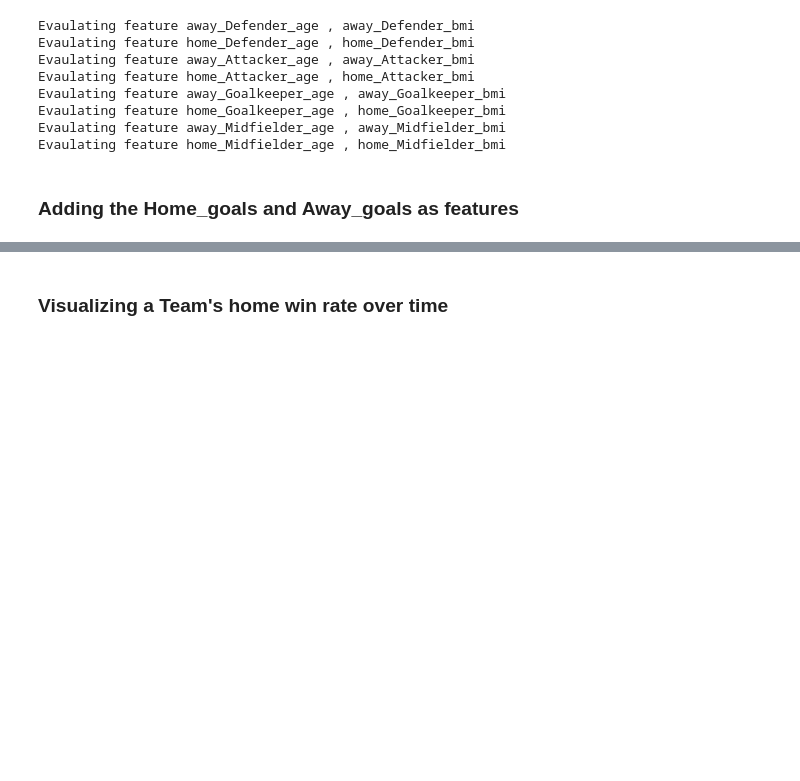
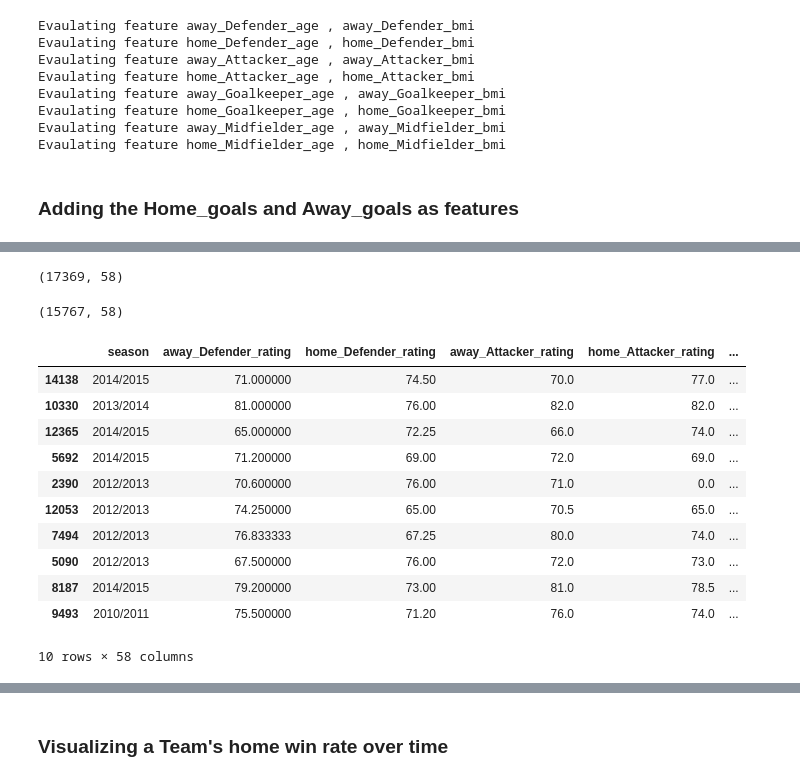
Before and after one commit to chrisgang311/SoccerPredictions, a Jupyter notebook: Preprocessing/Data Preprocessing .ipynb, the cells around one changed output, grey strips where cells are left out. Cells and saved outputs as stored; diff of their text form; code cells hidden in the pictures; blank space fills up the shorter version.

```diff
--- a/Preprocessing/Data Preprocessing .ipynb
+++ b/Preprocessing/Data Preprocessing .ipynb
@@ -1291,0 +1345,58 @@ base_dataset_goal.to_csv('Data_Structures/FINAL_BASE_DATASET_WITH_BETS_ZEROS_REM
+# %%
+final_all_features = pd.read_csv('Data_Structures/FINAL_ALL_FEATURES_NO_NAN_final.csv')
+
+#final_all_features_bet=final_all_features.merge(match_clean_data_df,how='inner',left_on=final_all_features['Unnamed: 0'],right_on=match_clean_data_df.index)
+#final_all_features_bet
+
+JOIN_COLUMNS = ['match_api_id']
+column= ['match_api_id','B365H','B365D','B365A','BWH','BWD','BWA','IWH','IWD','IWA']
+all_feature_df = pd.merge(final_all_features, match_clean_data_df[column],  how='left',
+                          left_on=JOIN_COLUMNS, right_on=JOIN_COLUMNS, suffixes=('', '_y'))
+all_feature_df = all_feature_df[all_feature_df.columns.drop(list(all_feature_df.filter(regex='_y'))+['Unnamed: 0', 'id'])]
+# %%
+
+final_all_features=all_feature_df
+
+# Drop metadata
+META_COLUMNS=['match_api_id', 'home_team_api_id', 'away_team_api_id', 'date']
+
+
+final_all_features = final_all_features.drop(META_COLUMNS, axis =1)
+
+# Drop na
+display(final_all_features.shape)
+final_all_features = final_all_features.dropna(axis = 0, how = 'any')
+display(final_all_features.shape)
+
+## Convert form guide to labelled
+
+from sklearn import preprocessing
+le = preprocessing.LabelEncoder()
+le.fit(all_possibilities_form_guide_string_list)
+final_all_features['HOME_TEAM_FORM_GUIDE'] = le.transform(final_all_features['HOME_TEAM_FORM_GUIDE'])
+final_all_features['AWAY_TEAM_FORM_GUIDE'] = le.transform(final_all_features['AWAY_TEAM_FORM_GUIDE'])
+
+
+
+le = preprocessing.LabelEncoder()
+LABELS = ['HOME_WIN', 'AWAY_WIN', 'DRAW']
+le.fit(LABELS)
+transformed_labels = le.transform(final_all_features['result_label'])
+final_all_features['Label']=transformed_labels
+final_all_features = final_all_features.drop(['result_label'], axis =1)
+display(final_all_features.sample(n=10))
+# %% [output]
+(17369, 58)
+(15767, 58)
+|  | season | away_Defender_rating | home_Defender_rating | away_Attacker_rating | home_Attacker_rating | ... |
+| 14138 | 2014/2015 | 71.000000 | 74.50 | 70.0 | 77.0 | ... |
+| 10330 | 2013/2014 | 81.000000 | 76.00 | 82.0 | 82.0 | ... |
+| 12365 | 2014/2015 | 65.000000 | 72.25 | 66.0 | 74.0 | ... |
+| 5692 | 2014/2015 | 71.200000 | 69.00 | 72.0 | 69.0 | ... |
+| 2390 | 2012/2013 | 70.600000 | 76.00 | 71.0 | 0.0 | ... |
+| 12053 | 2012/2013 | 74.250000 | 65.00 | 70.5 | 65.0 | ... |
+| 7494 | 2012/2013 | 76.833333 | 67.25 | 80.0 | 74.0 | ... |
+| 5090 | 2012/2013 | 67.500000 | 76.00 | 72.0 | 73.0 | ... |
+| 8187 | 2014/2015 | 79.200000 | 73.00 | 81.0 | 78.5 | ... |
+| 9493 | 2010/2011 | 75.500000 | 71.20 | 76.0 | 74.0 | ... |
+10 rows × 58 columns
```
Also changed, not shown: parts of 11 cells of this notebook, 4 other files.
